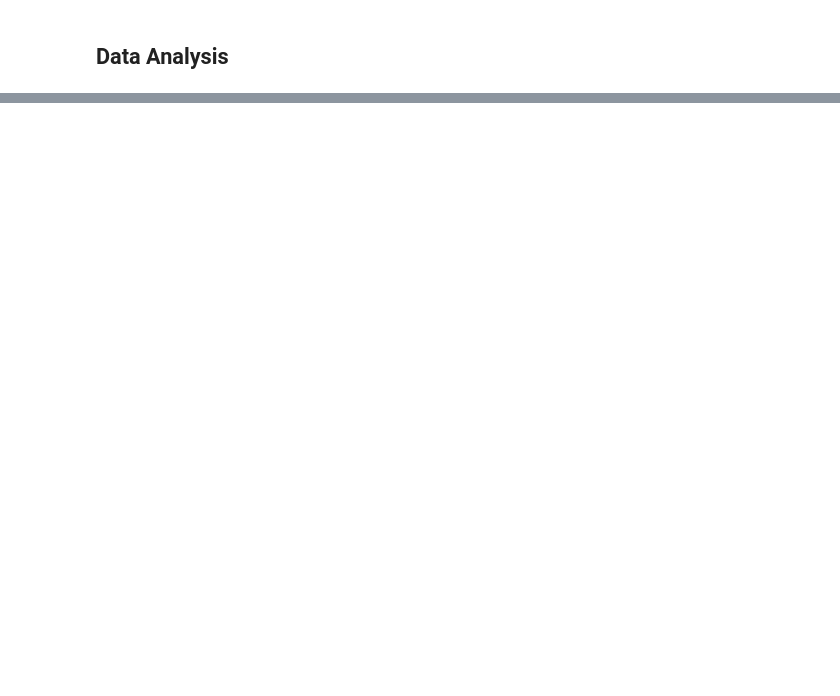
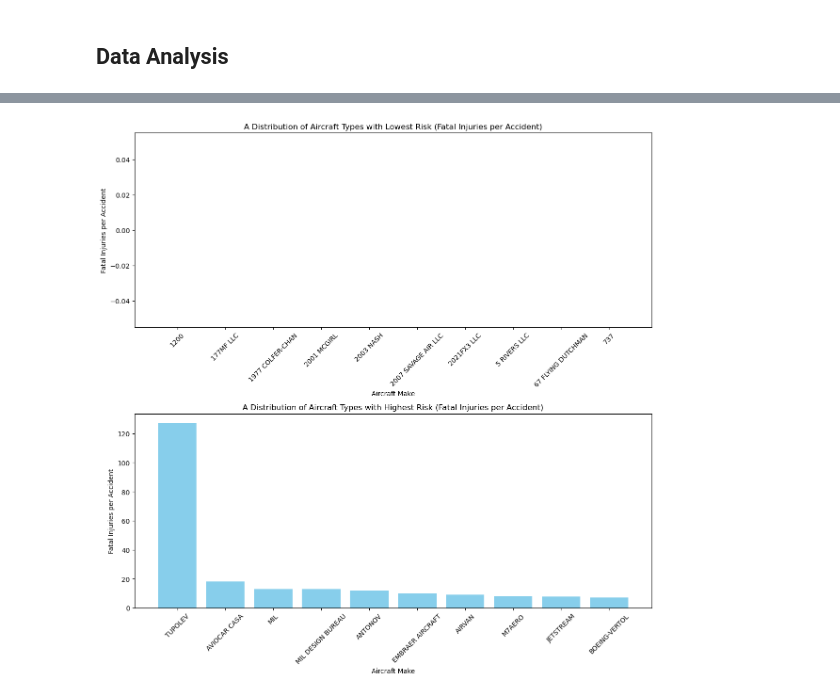
Before and after one commit to Mwvngii/phase1_project, a Jupyter notebook: index.ipynb, the cells around one changed output, grey strips where cells are left out. Saved outputs shown, nothing was run; the diff lists cells and outputs as text; code cells hidden in the pictures; blank space fills up the shorter version.

```diff
--- a/index.ipynb
+++ b/index.ipynb
@@ -366,0 +460,25 @@ df
+# %%
+df.loc[:,'Make'] = df['Make'].str.upper()
+# %%
+# Calculating accident and fatal injury counts per aircraft make
+accident_counts = df['Make'].value_counts()
+fatal_injury_counts = df.groupby('Make')['Total.Fatal.Injuries'].sum()
+
+# Creating a DataFrame for risk assessment
+risk_df = pd.DataFrame({
+    'Accident Count': accident_counts,
+    'Total Fatal Injuries': fatal_injury_counts
+})
+
+# Calculate Fatal Injuries per accident for different aircraft manufacturers
+risk_df['Fatal Injuries per Accident'] = risk_df['Total Fatal Injuries'] / risk_df['Accident Count']
+
+# Identifying aircraft makes with highest and lowest risks(top 10)
+lowest_risk_aircraft = risk_df.nsmallest(10, 'Fatal Injuries per Accident')
+highest_risk_aircraft = risk_df.nlargest(10, 'Fatal Injuries per Accident')
+
+print("Lowest Risk Aircraft:")
+print(lowest_risk_aircraft)
+
+print("Highest Risk Aircraft:")
+print(highest_risk_aircraft)
@@ -366,0 +503,21 @@ df
+# %%
+fig, axs = plt.subplots(2, 1, figsize=(12, 12))
+
+# Plotting lowest risk aircraft
+axs[0].bar(lowest_risk_aircraft.index, lowest_risk_aircraft['Fatal Injuries per Accident'], color='green')
+axs[0].set_title('A Distribution of Aircraft Types with Lowest Risk (Fatal Injuries per Accident)')
+axs[0].set_xlabel('Aircraft Make')
+axs[0].set_ylabel('Fatal Injuries per Accident')
+axs[0].tick_params(axis='x', rotation=45)
+
+# Plotting highest risk aircraft
+axs[1].bar(highest_risk_aircraft.index, highest_risk_aircraft['Fatal Injuries per Accident'], color='skyblue')
+axs[1].set_title('A Distribution of Aircraft Types with Highest Risk (Fatal Injuries per Accident)')
+axs[1].set_xlabel('Aircraft Make')
+axs[1].set_ylabel('Fatal Injuries per Accident')
+axs[1].tick_params(axis='x', rotation=45)
+
+plt.tight_layout()
+plt.show()
+# %% [output]
+[figure, added]
```
Also changed, not shown: parts of 41 cells of this notebook.
